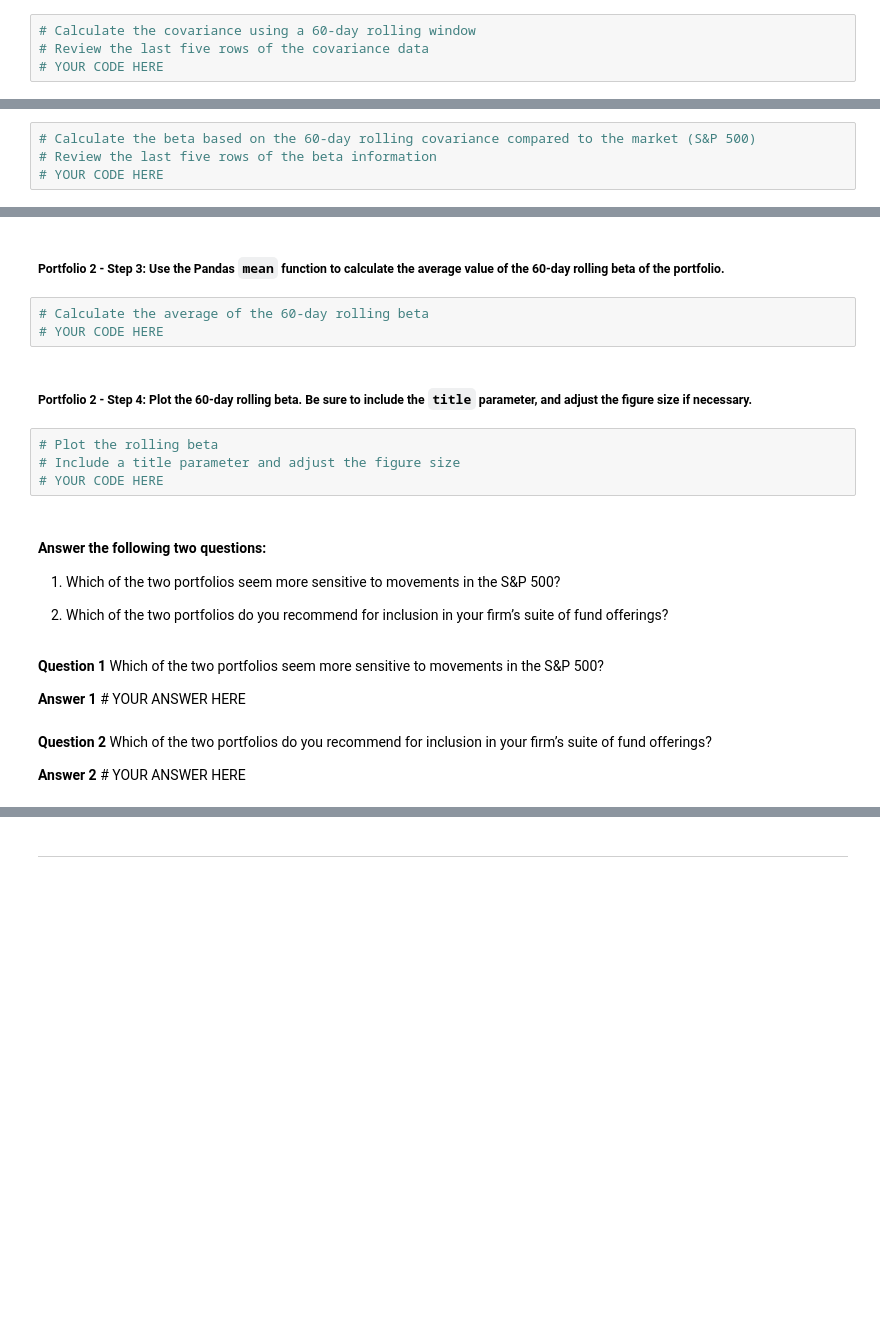
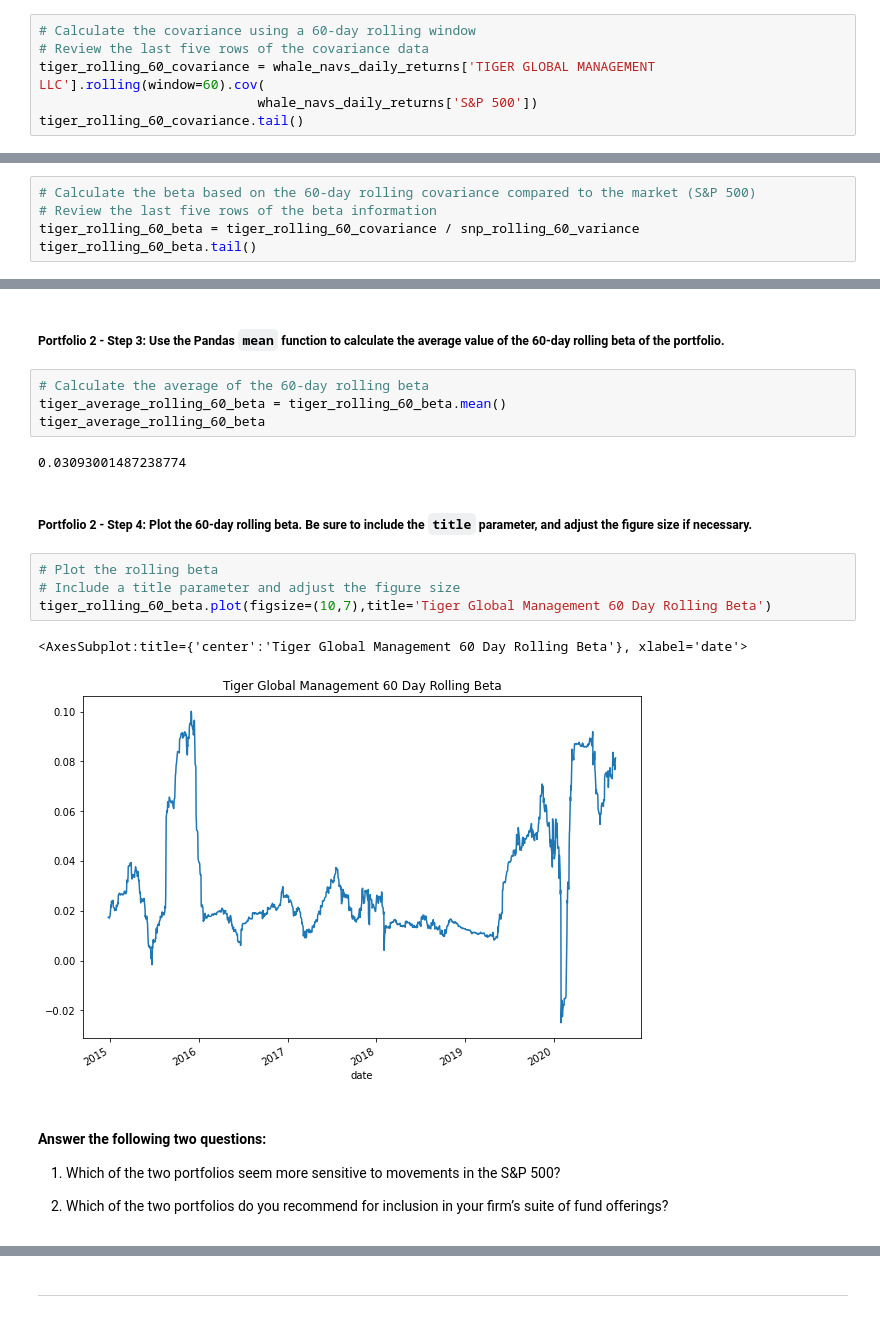
Before and after one commit to YanjunLin-Andrie/Stock_quantitative_analysis, a Jupyter notebook: risk_return_analysis.ipynb, the cells around one changed output, grey strips where cells are left out. Saved outputs shown, nothing was run; the diff lists cells and outputs as text; blank space fills up the shorter version.

```diff
--- a/risk_return_analysis.ipynb
+++ b/risk_return_analysis.ipynb
@@ -410,4 +431,6 @@ ValueError: other must be a DataFrame or Series
 # %%
 # Calculate the covariance using a 60-day rolling window
 # Review the last five rows of the covariance data
-# YOUR CODE HERE
+tiger_rolling_60_covariance = whale_navs_daily_returns['TIGER GLOBAL MANAGEMENT LLC'].rolling(window=60).cov(
+                            whale_navs_daily_returns['S&P 500'])
+tiger_rolling_60_covariance.tail()
@@ -416,4 +447,5 @@ ValueError: other must be a DataFrame or Series
 # %%
 # Calculate the beta based on the 60-day rolling covariance compared to the market (S&P 500)
 # Review the last five rows of the beta information
-# YOUR CODE HERE
+tiger_rolling_60_beta = tiger_rolling_60_covariance / snp_rolling_60_variance
+tiger_rolling_60_beta.tail()
@@ -421,24 +461,22 @@ ValueError: other must be a DataFrame or Series
 ##### Portfolio 2 - Step 3: Use the Pandas `mean` function to calculate the average value of the 60-day rolling beta of the portfolio.
 # %%
 # Calculate the average of the 60-day rolling beta
-# YOUR CODE HERE
+tiger_average_rolling_60_beta = tiger_rolling_60_beta.mean()
+tiger_average_rolling_60_beta
+# %% [output]
+0.03093001487238774
 # %% [markdown]
 ##### Portfolio 2 - Step 4: Plot the 60-day rolling beta. Be sure to include the `title` parameter, and adjust the figure size if necessary.
 # %%
 # Plot the rolling beta
 # Include a title parameter and adjust the figure size
-# YOUR CODE HERE
+tiger_rolling_60_beta.plot(figsize=(10,7),title='Tiger Global Management 60 Day Rolling Beta')
+# %% [output]
+<AxesSubplot:title={'center':'Tiger Global Management 60 Day Rolling Beta'}, xlabel='date'>
+[figure, added]
 # %% [markdown]
 #### Answer the following two questions:
 
 1. Which of the two portfolios seem more sensitive to movements in the S&P 500?
 
 2. Which of the two portfolios do you recommend for inclusion in your firm’s suite of fund offerings?
-# %% [markdown]
-**Question 1** Which of the two portfolios seem more sensitive to movements in the S&P 500?
-
-**Answer 1** # YOUR ANSWER HERE
-# %% [markdown]
-**Question 2** Which of the two portfolios do you recommend for inclusion in your firm’s suite of fund offerings?
-
-**Answer 2** # YOUR ANSWER HERE
```
Also changed, not shown: parts of 10 cells of this notebook.
